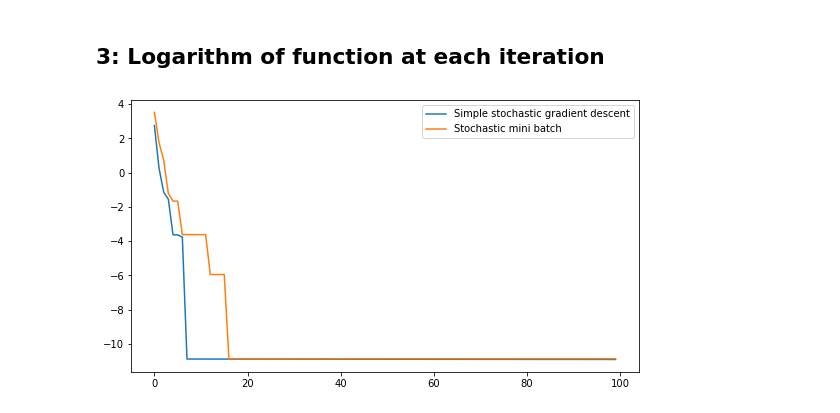
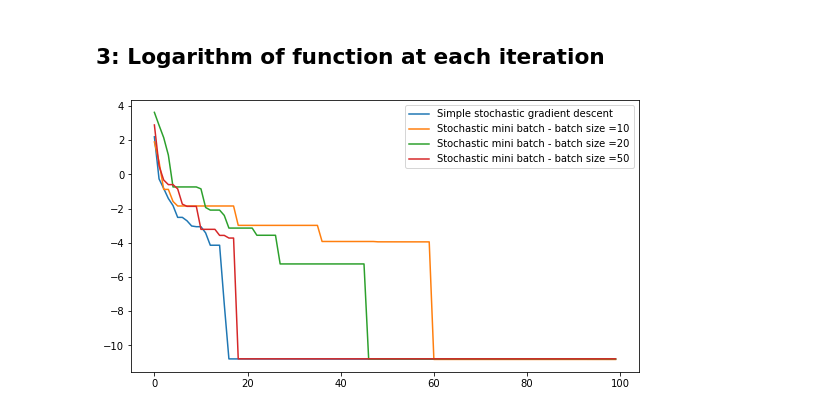
Before and after one commit to Roxane14/optimization, a Jupyter notebook: Lab4_5_CarlaSendra_RoxaneLeTensorer_RachelTrimble.ipynb, the cells around one changed output. Saved outputs shown, nothing was run; the diff lists cells and outputs as text; code cells hidden in the pictures.

```diff
--- a/Lab4_5_CarlaSendra_RoxaneLeTensorer_RachelTrimble.ipynb
+++ b/Lab4_5_CarlaSendra_RoxaneLeTensorer_RachelTrimble.ipynb
@@ -753,22 +724,39 @@ Batch size = 50
 # %% [markdown]
 ## 3: Logarithm of function at each iteration
 # %%
+N = 100
+X, Y, cluster1, cluster2 = generate_dataset(N,True)
+X = X.T
+Y = np.diag(Y)
+
 mu = 100
 lam = 1e-4
 iters = 100
+
 
 fig = plt.figure(figsize=(20,5))
 ax1 = fig.add_subplot(121)
 
 w, b, best_point_seq, log_func_1 = stoch_grad_desc(X, Y, lam, iters, mu)
 ax1.plot(log_func_1, label="Simple stochastic gradient descent")
 
+batch_size=10
 w, b, best_point_seq, log_func_2 = stoch_mini_batch(X, Y, lam, iters, mu, batch_size)
-ax1.plot(log_func_2, label="Stochastic mini batch")
+ax1.plot(log_func_2, label="Stochastic mini batch - batch size =10")
+
+batch_size=20
+w, b, best_point_seq, log_func_2 = stoch_mini_batch(X, Y, lam, iters, mu, batch_size)
+ax1.plot(log_func_2, label="Stochastic mini batch - batch size =20")
+
+batch_size=50
+w, b, best_point_seq, log_func_2 = stoch_mini_batch(X, Y, lam, iters, mu, batch_size)
+ax1.plot(log_func_2, label="Stochastic mini batch - batch size =50")
+
+
 ax1.legend()
 
 #plot_information = np.array([[cluster1, cluster2, w, b]])
 #plot_svm(plot_information)
 plt.show()
 # %% [output]
-[figure, old version]
+[figure, new version]
```
Also changed, not shown: parts of 12 cells of this notebook.
